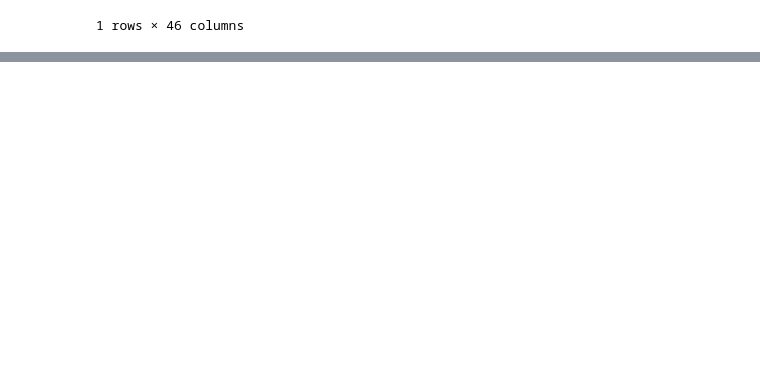
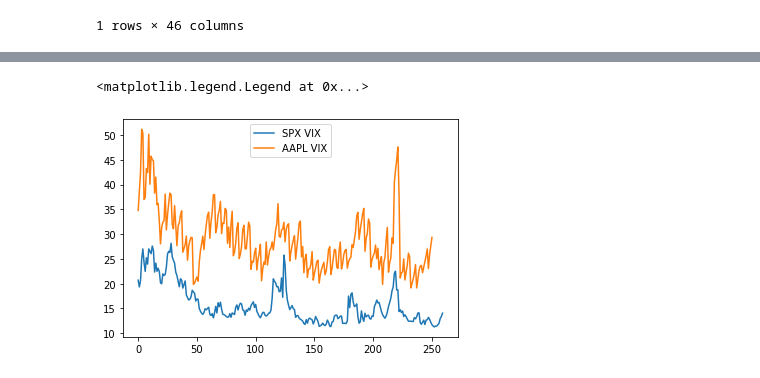
Before and after one commit to joeHollander/Quant_Finance, a Jupyter notebook: AAPL_VIX.ipynb, the cells around one changed output, grey strips where cells are left out. Saved outputs shown, nothing was run; the diff lists cells and outputs as text; code cells hidden in the pictures; blank space fills up the shorter version.

```diff
--- a/AAPL_VIX.ipynb
+++ b/AAPL_VIX.ipynb
@@ -325,0 +351,13 @@ df["VIX"] = 100 * np.sqrt(tv_near * min_near + tv_next * min_next * min_term)
+# %%
+# plotting compared to regular vix
+vix = pd.read_csv("^VIX.csv")
+vix = vix[["Date", "Close"]].dropna()
+vix = vix.drop(42)
+vix.head()
+
+vix["Close"].plot()
+df["VIX"].plot()
+plt.legend(["SPX VIX", "AAPL VIX"])
+# %% [output]
+<matplotlib.legend.Legend at 0x...>
+[figure, added]
```
Also changed, not shown: parts of 2 cells of this notebook, 1 other file.
